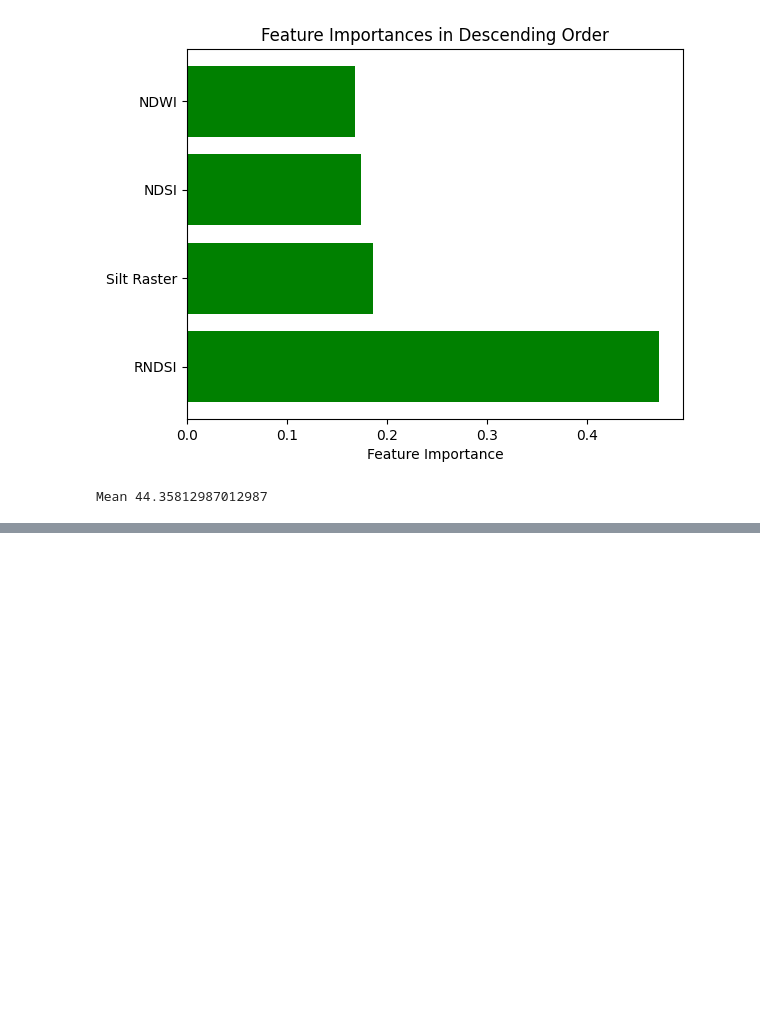
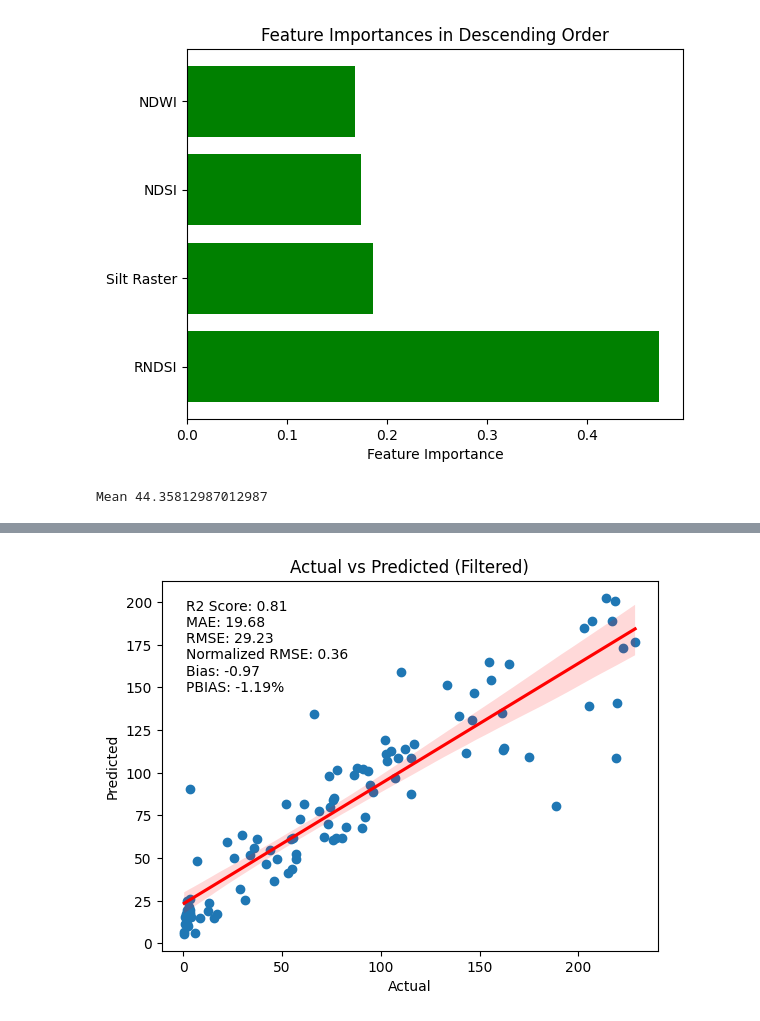
Before and after one commit to Emmanuel461/Salinity_Model, a Jupyter notebook: Codes/6.RF_modeling.ipynb, the cells around one changed output, grey strips where cells are left out. Cells and saved outputs as stored; diff of their text form; code cells hidden in the pictures; blank space fills up the shorter version.

```diff
--- a/Codes/6.RF_modeling.ipynb
+++ b/Codes/6.RF_modeling.ipynb
@@ -245,0 +248,95 @@ exported_xls_all_predicted.to_excel('../Results/Observed_Vs_Predicted_All_CE.xls
+# %%
+import numpy as np
+import pandas as pd
+import matplotlib.pyplot as plt
+import seaborn as sns
+from sklearn.model_selection import train_test_split
+from sklearn.preprocessing import StandardScaler
+from sklearn.ensemble import RandomForestRegressor
+from sklearn.metrics import r2_score, mean_absolute_error, mean_squared_error
+from scipy.stats import pearsonr
+from joblib import dump, load
+
+# Filtrar datos por Tabanca_Id
+filtered_data = dataframe[dataframe['Tabanca_Id'] == 2] # Change this value to 1 for Cafine, 2 for Elalab and 3 for Enchugal.
+
+# Separar las características y la variable objetivo
+X1_filtered = filtered_data[['RNDSI', 'NDWI', 'NDSI', 'b3_1 (Silt Raster)']].dropna()
+y1_filtered = filtered_data[['CE']].dropna()
+
+# Renombrar las columnas de X1
+X1_filtered.rename(columns={
+    'b3_1 (Silt Raster)': 'Silt Raster',
+}, inplace=True)
+
+# Asegurarse de que X1_filtered y y1_filtered tengan el mismo índice
+common_index = X1_filtered.index.intersection(y1_filtered.index)
+X1_filtered = X1_filtered.loc[common_index]
+y1_filtered = y1_filtered.loc[common_index]
+
+# Cargar el scaler guardado
+scaler_path = '../DataIntermediate/scaler.joblib'
+scaler = load(scaler_path)
+
+# Escalar los datos filtrados
+X_scaled_filtered = scaler.transform(X1_filtered)
+
+# Cargar el modelo guardado
+model_path = '../Results/random_forest_model_global_CE.joblib'
+rf_model_CE = load(model_path)
+
+# Predecir con el modelo entrenado
+y_pred_filtered = rf_model_CE.predict(X_scaled_filtered)
+
+# Convertir el DataFrame en un array numpy
+y1_filtered_array = y1_filtered.values.flatten()
+
+# Calcular métricas
+r2_filtered = r2_score(y1_filtered_array, y_pred_filtered)
+mae_filtered = mean_absolute_error(y1_filtered_array, y_pred_filtered)
+rmse_filtered = mean_squared_error(y1_filtered_array, y_pred_filtered, squared=False)
+bias_filtered = np.mean(y_pred_filtered - y1_filtered_array)
+rmse_normalized_filtered = rmse_filtered / np.mean(y1_filtered_array)
+pearson_corr_filtered, _ = pearsonr(y1_filtered_array, y_pred_filtered)
+
+# Calcular PBIAS
+def calculate_pbias(y_true, y_pred):
+    return 100 * np.sum(y_pred - y_true) / np.sum(y_true)
+
+pbias_filtered = calculate_pbias(y1_filtered_array, y_pred_filtered)
+
+# Función para visualizar los resultados incluyendo el bias y PBIAS
+def plot_results_with_bias(y_true, y_pred, title, r2, mae, rmse, rmse_normalized, bias, pbias):
+    fig, ax = plt.subplots()
+    ax.scatter(y_true, y_pred)
+    ax.set_xlabel('Actual')
+    ax.set_ylabel('Predicted')
+    ax.set_title(title)
+
+    # Agregar la línea de regresión
+    sns.regplot(x=y_true, y=y_pred, scatter=False, ax=ax, color='red')
+
+    # Agregar métricas como anotaciones
+    ax.annotate(f'R2 Score: {r2:.2f}\nMAE: {mae:.2f}\nRMSE: {rmse:.2f}\nNormalized RMSE: {rmse_normalized:.2f}\nBias: {bias:.2f}\nPBIAS: {pbias:.2f}%',
+                xy=(0.05, 0.95), xycoords='axes fraction', ha='left', va='top')
+
+    plt.show()
+
+# Visualizar resultados incluyendo el bias y PBIAS
+plot_results_with_bias(y1_filtered_array, y_pred_filtered, "Actual vs Predicted (Filtered)", r2_filtered, mae_filtered, rmse_filtered, rmse_normalized_filtered, bias_filtered, pbias_filtered)
+
+# Imprimir métricas
+print('Filtered data Pearson correlation:', pearson_corr_filtered)
+print('MAE on filtered data:', mae_filtered)
+print('RMSE on filtered data:', rmse_filtered)
+print('Bias on filtered data:', bias_filtered)
+print('Normalized RMSE on filtered data:', rmse_normalized_filtered)
+print('PBIAS on filtered data:', pbias_filtered)
+
+# Crear el DataFrame con las columnas 'Actual' y 'Predicted'
+exported_xls_Cafine_predicted = pd.DataFrame({
+    'Actual': y1_filtered_array,
+    'Predicted': y_pred_filtered.flatten()
+})
+# %% [output]
+[figure, added]
```
Also changed, not shown: parts of 3 cells of this notebook, 1 other file.
